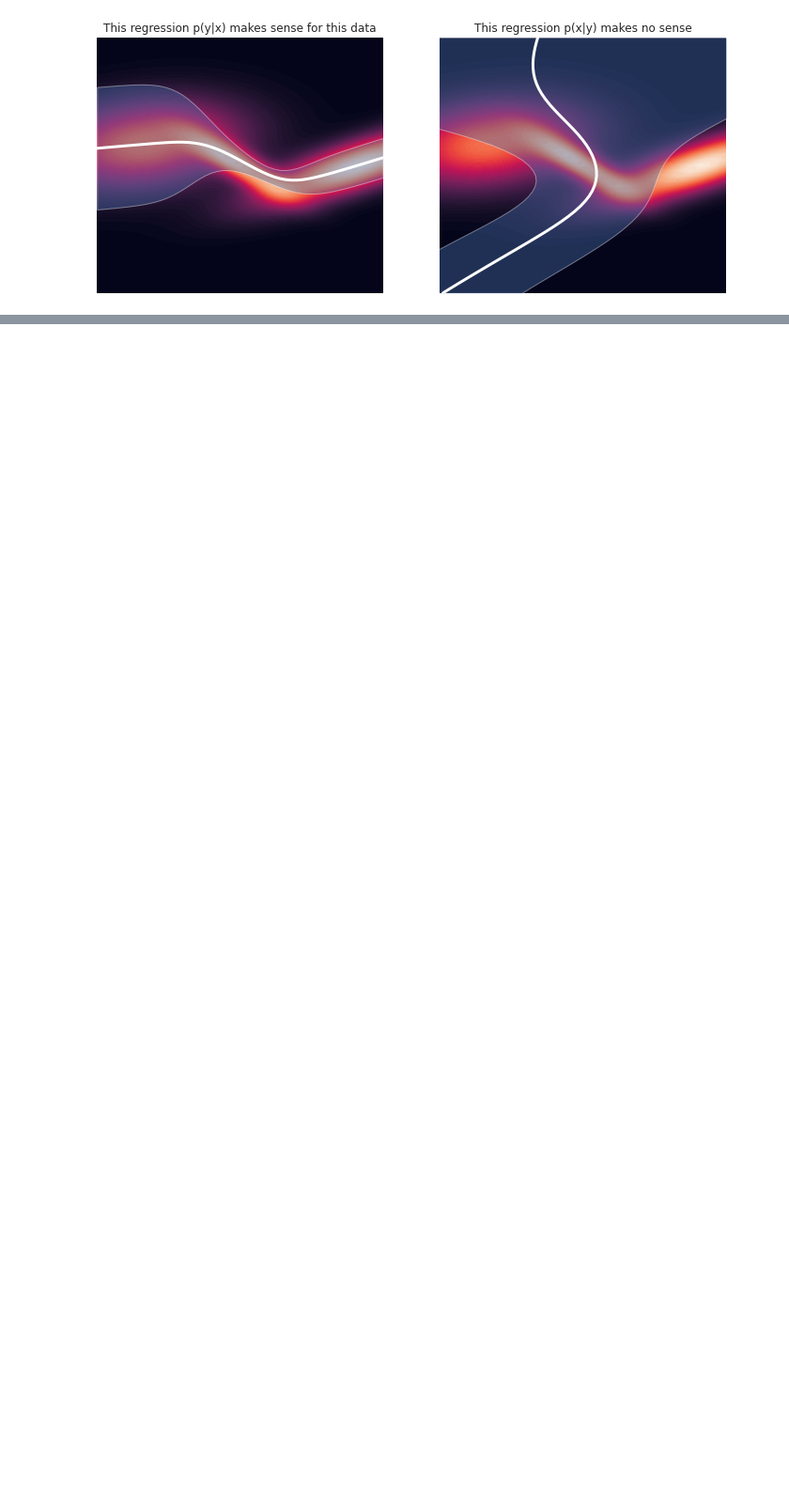
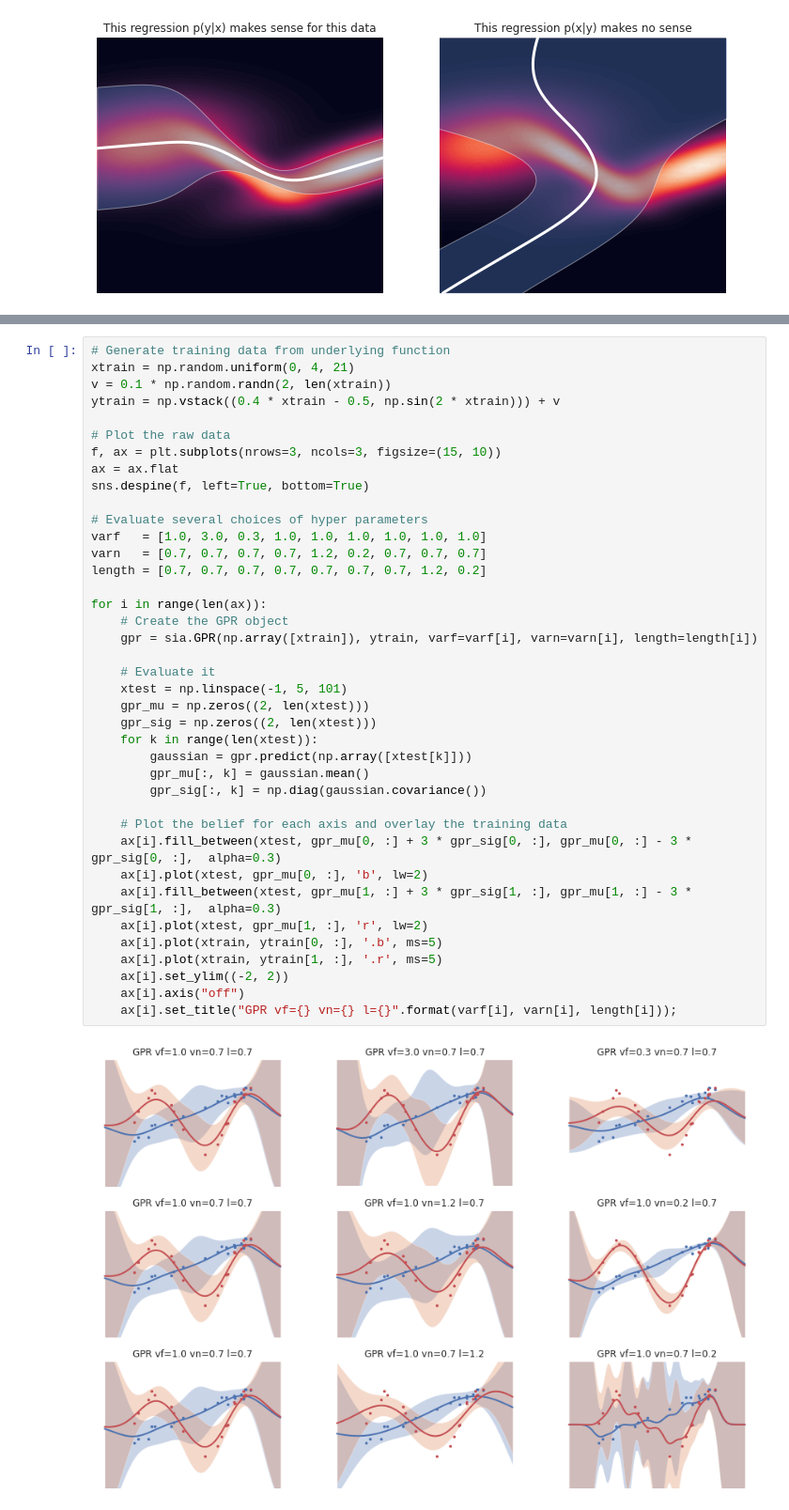
Before and after one commit to parkerowan/libsia, a Jupyter notebook: docs/belief/belief.ipynb, the cells around one changed output, grey strips where cells are left out. Shown at 94% size. Cells and saved outputs as stored; diff of their text form; blank space fills up the shorter version.

```diff
--- a/docs/belief/belief.ipynb
+++ b/docs/belief/belief.ipynb
@@ -414,0 +423,41 @@ plt.show()
+# %%
+# Generate training data from underlying function
+xtrain = np.random.uniform(0, 4, 21)
+v = 0.1 * np.random.randn(2, len(xtrain))
+ytrain = np.vstack((0.4 * xtrain - 0.5, np.sin(2 * xtrain))) + v
+
+# Plot the raw data
+f, ax = plt.subplots(nrows=3, ncols=3, figsize=(15, 10))
+ax = ax.flat
+sns.despine(f, left=True, bottom=True)
+
+# Evaluate several choices of hyper parameters
+varf   = [1.0, 3.0, 0.3, 1.0, 1.0, 1.0, 1.0, 1.0, 1.0]
+varn   = [0.7, 0.7, 0.7, 0.7, 1.2, 0.2, 0.7, 0.7, 0.7]
+length = [0.7, 0.7, 0.7, 0.7, 0.7, 0.7, 0.7, 1.2, 0.2]
+
+for i in range(len(ax)):
+    # Create the GPR object
+    gpr = sia.GPR(np.array([xtrain]), ytrain, varf=varf[i], varn=varn[i], length=length[i])
+
+    # Evaluate it
+    xtest = np.linspace(-1, 5, 101)
+    gpr_mu = np.zeros((2, len(xtest)))
+    gpr_sig = np.zeros((2, len(xtest)))
+    for k in range(len(xtest)):
+        gaussian = gpr.predict(np.array([xtest[k]]))
+        gpr_mu[:, k] = gaussian.mean()
+        gpr_sig[:, k] = np.diag(gaussian.covariance())
+
+    # Plot the belief for each axis and overlay the training data
+    ax[i].fill_between(xtest, gpr_mu[0, :] + 3 * gpr_sig[0, :], gpr_mu[0, :] - 3 * gpr_sig[0, :],  alpha=0.3)
+    ax[i].plot(xtest, gpr_mu[0, :], 'b', lw=2)
+    ax[i].fill_between(xtest, gpr_mu[1, :] + 3 * gpr_sig[1, :], gpr_mu[1, :] - 3 * gpr_sig[1, :],  alpha=0.3)
+    ax[i].plot(xtest, gpr_mu[1, :], 'r', lw=2)
+    ax[i].plot(xtrain, ytrain[0, :], '.b', ms=5)
+    ax[i].plot(xtrain, ytrain[1, :], '.r', ms=5)
+    ax[i].set_ylim((-2, 2))
+    ax[i].axis("off")
+    ax[i].set_title("GPR vf={} vn={} l={}".format(varf[i], varn[i], length[i]));
+# %% [output]
+[figure, added]
```
Also changed, not shown: parts of 1 cell of this notebook, 29 other files.
